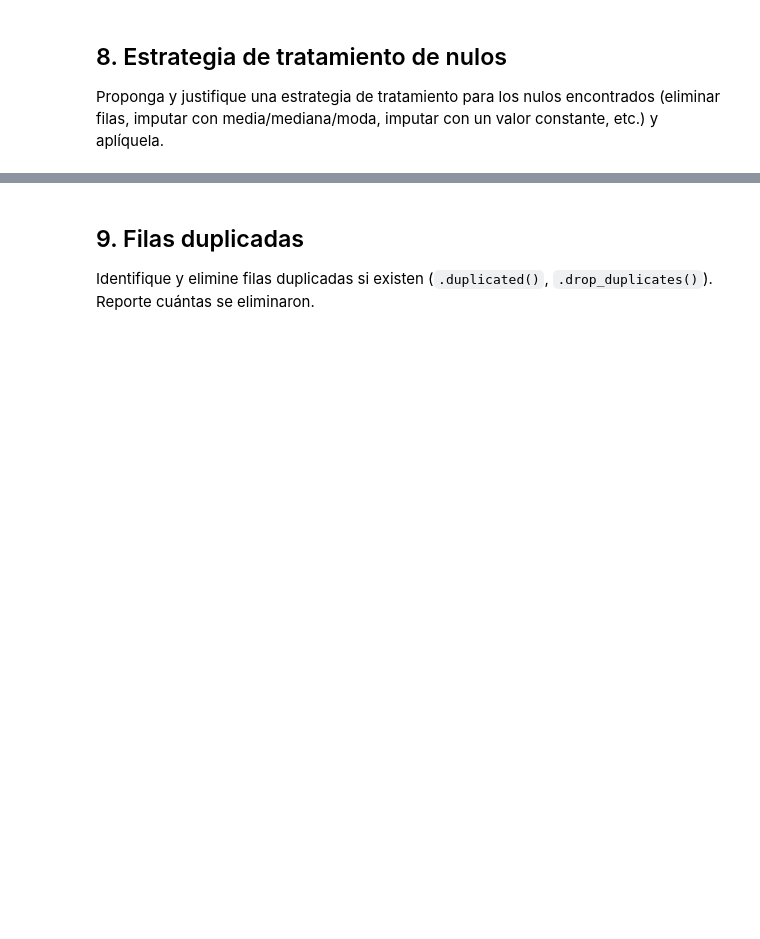
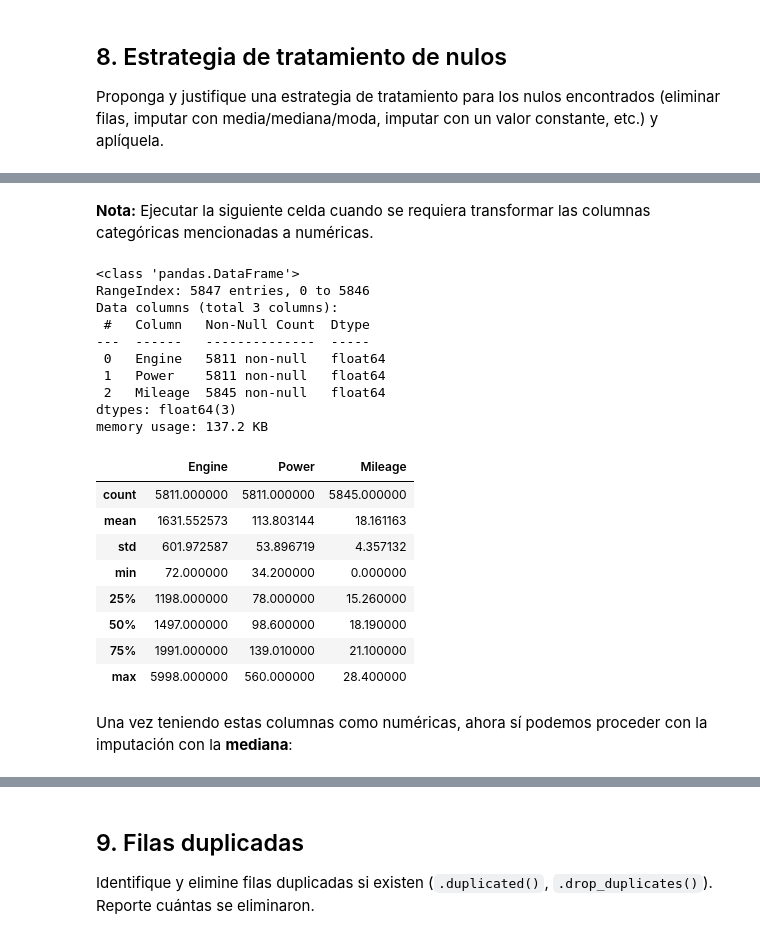
Before and after one commit to Jjes07/FundamentosML-Workshop1, a Jupyter notebook: EDA.ipynb, the cells around one changed output, grey strips where cells are left out. Drawn from its saved outputs; the diff is of its cells as text; code cells hidden in the pictures; blank space fills up the shorter version.

```diff
--- a/EDA.ipynb
+++ b/EDA.ipynb
@@ -309,0 +380,48 @@ Proponga y justifique una estrategia de tratamiento para los nulos encontrados (
+# %% [markdown]
+**Nota:** Ejecutar la siguiente celda cuando se requiera transformar las columnas categóricas mencionadas a numéricas.
+# %%
+# Engine: unidad única "CC" -> se extrae el valor numérico
+df['Engine'] = df['Engine'].str.replace(' CC', '', regex=False).astype(float)
+
+# Power: unidad única "bhp" -> se extrae el valor numérico
+df['Power'] = df['Power'].str.replace(' bhp', '', regex=False).astype(float)
+
+# Mileage: dos unidades distintas ("kmpl" y "km/kg") -> se separan número y unidad,
+# y los valores en km/kg se convierten a su equivalente en kmpl (factor 1.40,
+# basado en la densidad del CNG) para dejar toda la columna en una sola unidad comparable.
+mileage_split = df['Mileage'].str.strip().str.split(' ', n=1, expand=True)
+mileage_split.columns = ['valor', 'unidad']
+mileage_split['valor'] = mileage_split['valor'].astype(float)
+
+FACTOR_KM_KG_A_KMPL = 1.40
+
+df['Mileage'] = mileage_split.apply(
+    lambda fila: fila['valor'] * FACTOR_KM_KG_A_KMPL if fila['unidad'] == 'km/kg' else fila['valor'],
+    axis=1
+)
+
+# Verificación rápida: las 3 columnas ya deben ser numéricas (float)
+df[['Engine', 'Power', 'Mileage']].info()
+df[['Engine', 'Power', 'Mileage']].describe()
+# %% [output]
+<class 'pandas.DataFrame'>
+RangeIndex: 5847 entries, 0 to 5846
+Data columns (total 3 columns):
+ #   Column   Non-Null Count  Dtype
+---  ------   --------------  -----
+ 0   Engine   5811 non-null   float64
+ 1   Power    5811 non-null   float64
+ 2   Mileage  5845 non-null   float64
+dtypes: float64(3)
+memory usage: 137.2 KB
+|  | Engine | Power | Mileage |
+| count | 5811.000000 | 5811.000000 | 5845.000000 |
+| mean | 1631.552573 | 113.803144 | 18.161163 |
+| std | 601.972587 | 53.896719 | 4.357132 |
+| min | 72.000000 | 34.200000 | 0.000000 |
+| 25% | 1198.000000 | 78.000000 | 15.260000 |
+| 50% | 1497.000000 | 98.600000 | 18.190000 |
+| 75% | 1991.000000 | 139.010000 | 21.100000 |
+| max | 5998.000000 | 560.000000 | 28.400000 |
+# %% [markdown]
+Una vez teniendo estas columnas como numéricas, ahora sí podemos proceder con la imputación con la **mediana**:
```
Also changed, not shown: parts of 36 cells of this notebook.
